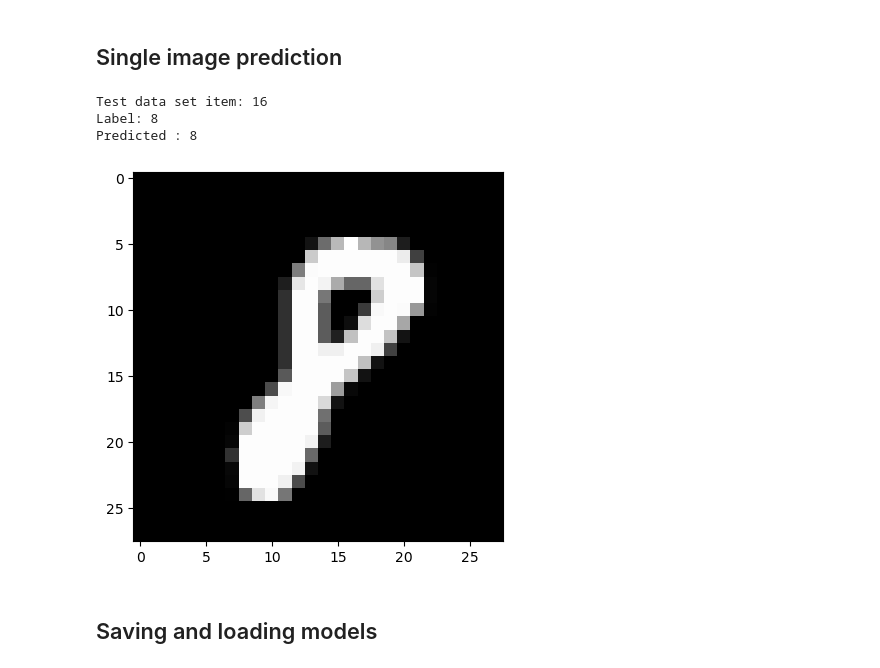
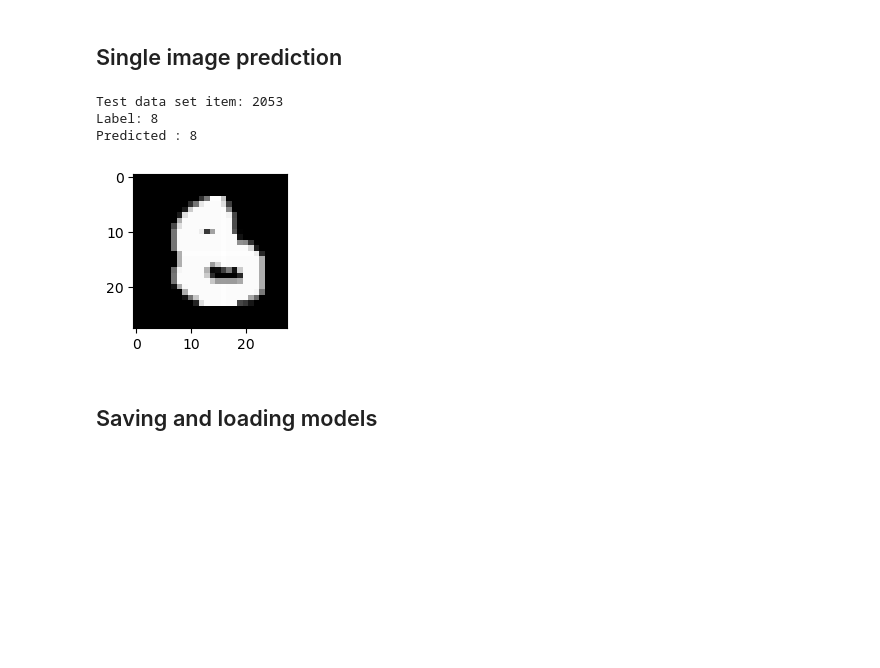
Before and after one commit to kthpanor/cb1020, a Jupyter notebook: docs/machine_learning.ipynb, the cells around one changed output. Drawn from its saved outputs; the diff is of its cells as text; code cells hidden in the pictures; blank space fills up the shorter version.

```diff
--- a/docs/machine_learning.ipynb
+++ b/docs/machine_learning.ipynb
@@ -113,6 +113,6 @@ MnistModel(
 
 A loss function is defined to quantify the model output from the reference.
 # %%
-loss_fn = torch.nn.CrossEntropyLoss()
+loss_func = torch.nn.CrossEntropyLoss()
 # %% [markdown]
 With this loss function, we determine the averaged loss and the percentage of correct predictions.
@@ -179,11 +155,24 @@ def train(dataloader, model, loss_fn, optimizer):
+# %%
+def train(dataloader, model, loss_func, optimizer):
+
+    for images, labels in dataloader:  # batches of images and labels
+
+        output = model(images)
+        loss = loss_func(output, labels)
+
+        # Back propagation
+        optimizer.zero_grad()
+        loss.backward()
+        optimizer.step()
 # %%
 for epoch in range(number_of_epochs):
 
-    print(f"Epoch {epoch+1}:")
+    print(f"Epoch ({epoch+1}/{number_of_epochs}):")
 
-    train(train_dataloader, model, loss_fn, optimizer)
+    train(train_dataloader, model, loss_func, optimizer)
 
-    prediction_accuracies.append(test(test_dataloader, model))
+    accuracy = test(test_dataloader, model)
+    prediction_accuracies.append(accuracy)
 
-print("Done!")
+    print(f"  accuracy: {accuracy}%")
 # %% [output]
@@ -216,9 +200,9 @@ plt.show()
 # %% [markdown]
 ## Single image prediction
 # %%
-def predict_image(tensor, model):
+def predict_image(x, model):
 
-    y = model(tensor)
+    y = model(x)
 
     _, prediction = torch.max(y, dim=1)
 
@@ -226,20 +210,20 @@ def predict_image(tensor, model):
 # %%
 idx_random_tensor = np.random.randint(10000)
 # %%
-tensor, label = test_data[idx_random_tensor]
+image, label = test_data[idx_random_tensor]
 
 print("Test data set item:", idx_random_tensor)
 print("Label:", label)
-print("Predicted :", predict_image(tensor, model))
+print("Predicted :", predict_image(image, model))
 
-plt.imshow(tensor[0, :, :], cmap="gray")
-
+fig = plt.figure(figsize=(2,2))
+plt.imshow(image[0, :, :], cmap="gray")
 plt.show()
 # %% [output]
-Test data set item: 16
+Test data set item: 2053
 Label: 8
 Predicted : 8
-[figure, old version]
+[figure, new version]
 # %% [markdown]
 ## Saving and loading models
 # %% [markdown]
```
Also changed, not shown: parts of 14 cells of this notebook, 5 other files.
